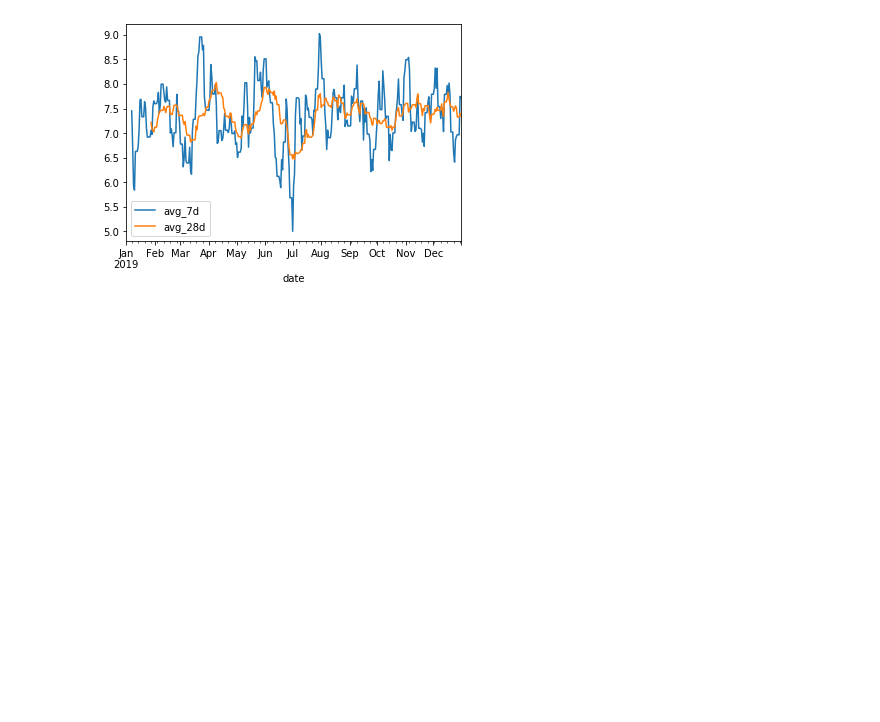
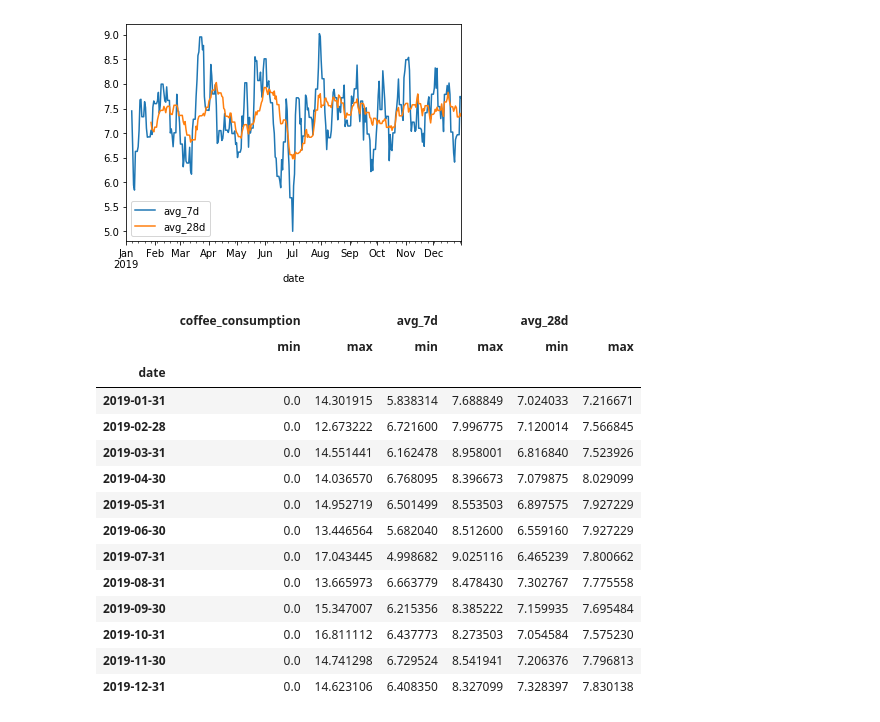
Before and after one commit to kjeliasen/ds-methodologies-exercises, a Jupyter notebook: time_series/time_series_notes.ipynb, the cells around one changed output. Drawn from its saved outputs; the diff is of its cells as text; code cells hidden in the pictures; blank space fills up the shorter version.

```diff
--- a/time_series/time_series_notes.ipynb
+++ b/time_series/time_series_notes.ipynb
@@ -159,3 +159,22 @@ dfd[['avg_7d','avg_28d']].plot()
 plt.show()
 # %% [output]
 [figure]
+# %%
+dfdml = dfd.resample('M').agg(['min', 'max'])
+dfdml
+# %% [output]
+|  | coffee_consumption |  | avg_7d |  | avg_28d |  |
+|  | min | max | min | max | min | max |
+| date |  |  |  |  |  |  |
+| 2019-01-31 | 0.0 | 14.301915 | 5.838314 | 7.688849 | 7.024033 | 7.216671 |
+| 2019-02-28 | 0.0 | 12.673222 | 6.721600 | 7.996775 | 7.120014 | 7.566845 |
+| 2019-03-31 | 0.0 | 14.551441 | 6.162478 | 8.958001 | 6.816840 | 7.523926 |
+| 2019-04-30 | 0.0 | 14.036570 | 6.768095 | 8.396673 | 7.079875 | 8.029099 |
+| 2019-05-31 | 0.0 | 14.952719 | 6.501499 | 8.553503 | 6.897575 | 7.927229 |
+| 2019-06-30 | 0.0 | 13.446564 | 5.682040 | 8.512600 | 6.559160 | 7.927229 |
+| 2019-07-31 | 0.0 | 17.043445 | 4.998682 | 9.025116 | 6.465239 | 7.800662 |
+| 2019-08-31 | 0.0 | 13.665973 | 6.663779 | 8.478430 | 7.302767 | 7.775558 |
+| 2019-09-30 | 0.0 | 15.347007 | 6.215356 | 8.385222 | 7.159935 | 7.695484 |
+| 2019-10-31 | 0.0 | 16.811112 | 6.437773 | 8.273503 | 7.054584 | 7.575230 |
+| 2019-11-30 | 0.0 | 14.741298 | 6.729524 | 8.541941 | 7.206376 | 7.796813 |
+| 2019-12-31 | 0.0 | 14.623106 | 6.408350 | 8.327099 | 7.328397 | 7.830138 |
```
Also changed, not shown: parts of 6 cells of this notebook, 1 other file.
